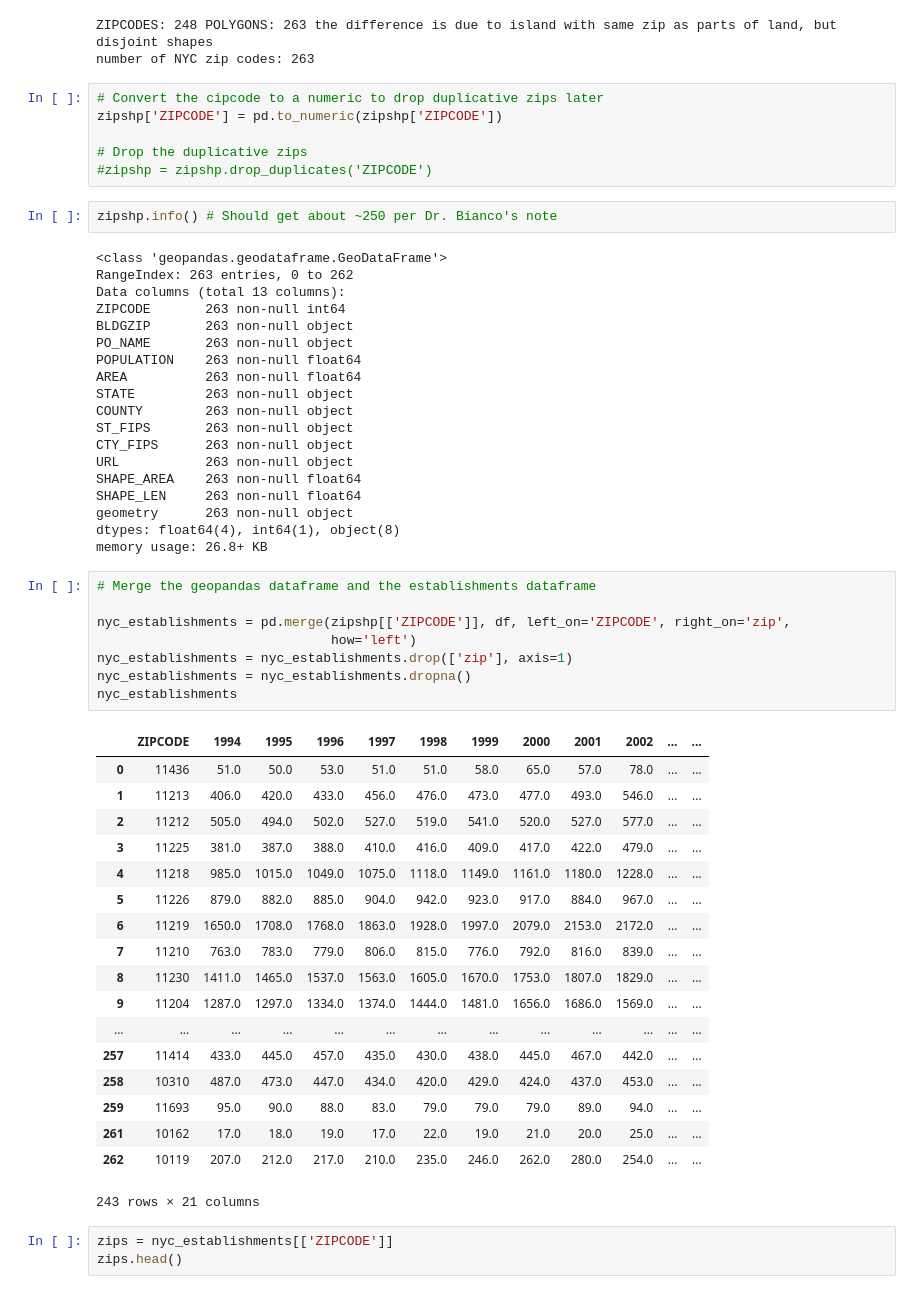
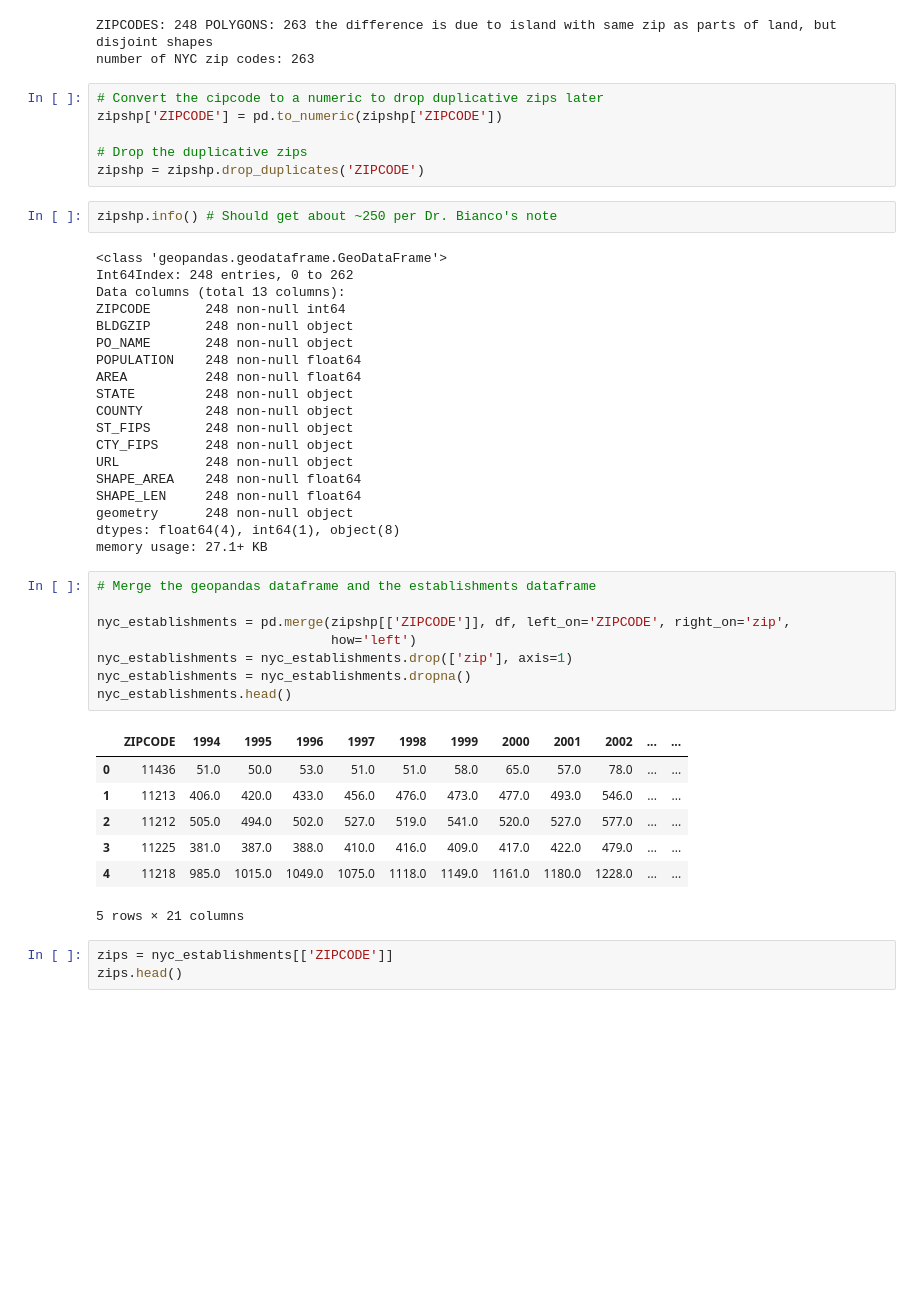
Before and after one commit to timurmukhtarov/PUI2018_tm1722, a Jupyter notebook: HW12_tm1722/HW11_Assignment1_instructions.ipynb, the cells around one changed output. Cells and saved outputs as stored; diff of their text form; blank space fills up the shorter version.

```diff
--- a/HW12_tm1722/HW11_Assignment1_instructions.ipynb
+++ b/HW12_tm1722/HW11_Assignment1_instructions.ipynb
@@ -215,55 +220,44 @@ number of NYC zip codes: 263
 zipshp['ZIPCODE'] = pd.to_numeric(zipshp['ZIPCODE'])
 
 # Drop the duplicative zips
-#zipshp = zipshp.drop_duplicates('ZIPCODE')
+zipshp = zipshp.drop_duplicates('ZIPCODE')
 # %%
 zipshp.info() # Should get about ~250 per Dr. Bianco's note
 # %% [output]
 <class 'geopandas.geodataframe.GeoDataFrame'>
-RangeIndex: 263 entries, 0 to 262
+Int64Index: 248 entries, 0 to 262
 Data columns (total 13 columns):
-ZIPCODE       263 non-null int64
-BLDGZIP       263 non-null object
-PO_NAME       263 non-null object
-POPULATION    263 non-null float64
-AREA          263 non-null float64
-STATE         263 non-null object
-COUNTY        263 non-null object
-ST_FIPS       263 non-null object
-CTY_FIPS      263 non-null object
-URL           263 non-null object
-SHAPE_AREA    263 non-null float64
-SHAPE_LEN     263 non-null float64
-geometry      263 non-null object
+ZIPCODE       248 non-null int64
+BLDGZIP       248 non-null object
+PO_NAME       248 non-null object
+POPULATION    248 non-null float64
+AREA          248 non-null float64
+STATE         248 non-null object
+COUNTY        248 non-null object
+ST_FIPS       248 non-null object
+CTY_FIPS      248 non-null object
+URL           248 non-null object
+SHAPE_AREA    248 non-null float64
+SHAPE_LEN     248 non-null float64
+geometry      248 non-null object
 dtypes: float64(4), int64(1), object(8)
-memory usage: 26.8+ KB
+memory usage: 27.1+ KB
 # %%
 # Merge the geopandas dataframe and the establishments dataframe
 
 nyc_establishments = pd.merge(zipshp[['ZIPCODE']], df, left_on='ZIPCODE', right_on='zip',
                               how='left')
 nyc_establishments = nyc_establishments.drop(['zip'], axis=1)
 nyc_establishments = nyc_establishments.dropna()
-nyc_establishments
+nyc_establishments.head()
 # %% [output]
 |  | ZIPCODE | 1994 | 1995 | 1996 | 1997 | 1998 | 1999 | 2000 | 2001 | 2002 | ... | ... |
 | 0 | 11436 | 51.0 | 50.0 | 53.0 | 51.0 | 51.0 | 58.0 | 65.0 | 57.0 | 78.0 | ... | ... |
 | 1 | 11213 | 406.0 | 420.0 | 433.0 | 456.0 | 476.0 | 473.0 | 477.0 | 493.0 | 546.0 | ... | ... |
 | 2 | 11212 | 505.0 | 494.0 | 502.0 | 527.0 | 519.0 | 541.0 | 520.0 | 527.0 | 577.0 | ... | ... |
 | 3 | 11225 | 381.0 | 387.0 | 388.0 | 410.0 | 416.0 | 409.0 | 417.0 | 422.0 | 479.0 | ... | ... |
 | 4 | 11218 | 985.0 | 1015.0 | 1049.0 | 1075.0 | 1118.0 | 1149.0 | 1161.0 | 1180.0 | 1228.0 | ... | ... |
-| 5 | 11226 | 879.0 | 882.0 | 885.0 | 904.0 | 942.0 | 923.0 | 917.0 | 884.0 | 967.0 | ... | ... |
-| 6 | 11219 | 1650.0 | 1708.0 | 1768.0 | 1863.0 | 1928.0 | 1997.0 | 2079.0 | 2153.0 | 2172.0 | ... | ... |
-| 7 | 11210 | 763.0 | 783.0 | 779.0 | 806.0 | 815.0 | 776.0 | 792.0 | 816.0 | 839.0 | ... | ... |
-| 8 | 11230 | 1411.0 | 1465.0 | 1537.0 | 1563.0 | 1605.0 | 1670.0 | 1753.0 | 1807.0 | 1829.0 | ... | ... |
-| 9 | 11204 | 1287.0 | 1297.0 | 1334.0 | 1374.0 | 1444.0 | 1481.0 | 1656.0 | 1686.0 | 1569.0 | ... | ... |
-| ... | ... | ... | ... | ... | ... | ... | ... | ... | ... | ... | ... | ... |
-| 257 | 11414 | 433.0 | 445.0 | 457.0 | 435.0 | 430.0 | 438.0 | 445.0 | 467.0 | 442.0 | ... | ... |
-| 258 | 10310 | 487.0 | 473.0 | 447.0 | 434.0 | 420.0 | 429.0 | 424.0 | 437.0 | 453.0 | ... | ... |
-| 259 | 11693 | 95.0 | 90.0 | 88.0 | 83.0 | 79.0 | 79.0 | 79.0 | 89.0 | 94.0 | ... | ... |
-| 261 | 10162 | 17.0 | 18.0 | 19.0 | 17.0 | 22.0 | 19.0 | 21.0 | 20.0 | 25.0 | ... | ... |
-| 262 | 10119 | 207.0 | 212.0 | 217.0 | 210.0 | 235.0 | 246.0 | 262.0 | 280.0 | 254.0 | ... | ... |
-243 rows × 21 columns
+5 rows × 21 columns
 # %%
 zips = nyc_establishments[['ZIPCODE']]
 zips.head()
```
Also changed, not shown: parts of 42 cells of this notebook.
